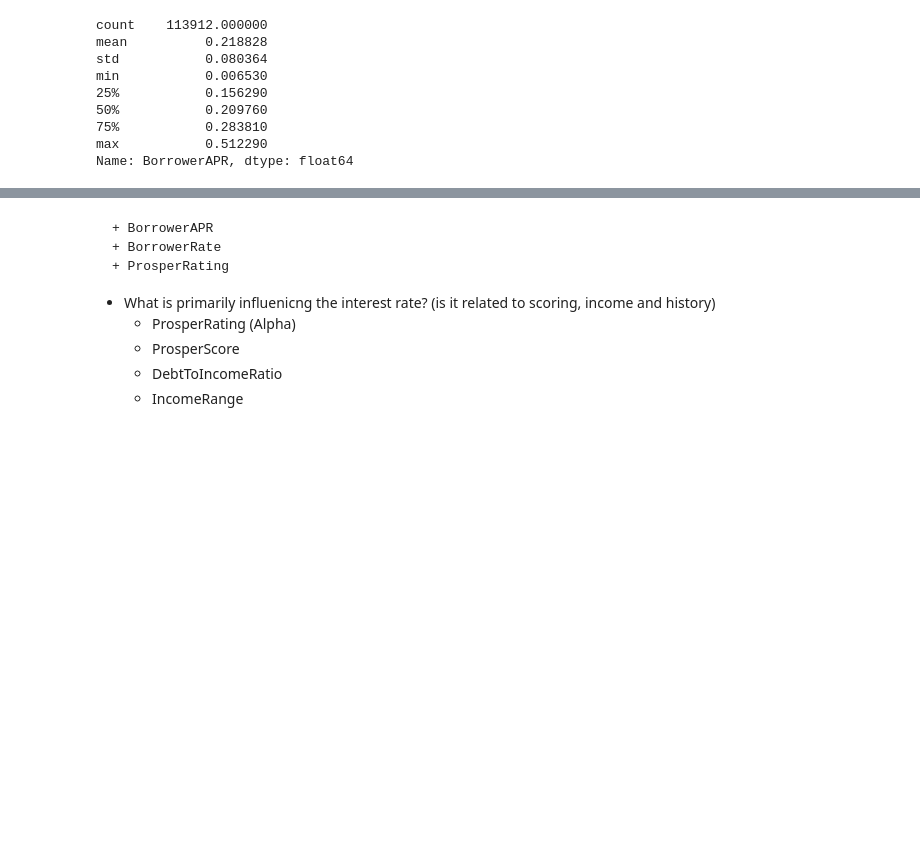
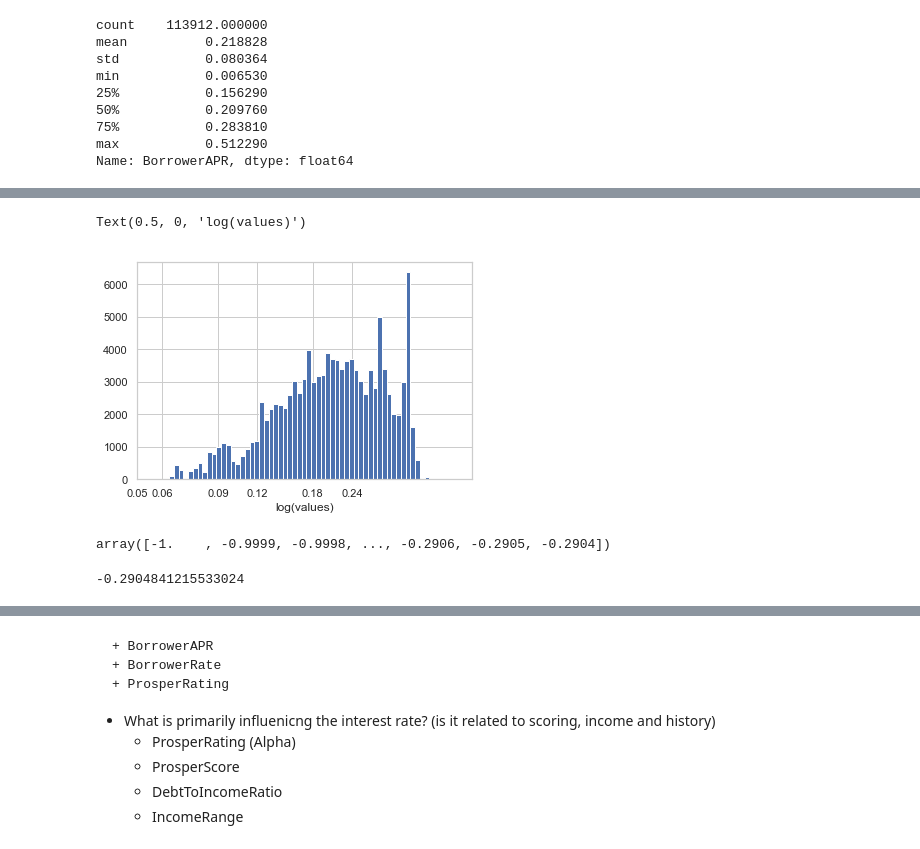
Before and after one commit to moosial/CommunicateDataFindings, a Jupyter notebook: exploration_Prosper_CA.ipynb, the cells around one changed output, grey strips where cells are left out. Drawn from its saved outputs; the diff is of its cells as text; code cells hidden in the pictures; blank space fills up the shorter version.

```diff
--- a/exploration_Prosper_CA.ipynb
+++ b/exploration_Prosper_CA.ipynb
@@ -530,0 +607,18 @@ plt.plot(x, y);
+# %%
+bin_edges = 10 ** np.arange(-1.2, np.log10(df.BorrowerAPR.max())+0.015, 0.015)
+plt.hist(df.BorrowerAPR, bins = bin_edges)
+plt.xscale('log')
+tick_locs = [0.05,0.06,0.09,0.12,0.18,0.24]
+plt.xticks(tick_locs, tick_locs)
+plt.xlabel('log(values)')
+# %% [output]
+Text(0.5, 0, 'log(values)')
+[figure, added]
+# %%
+np.arange(-1, np.log10(df.BorrowerAPR.max())+0.0001, 0.0001)
+# %% [output]
+array([-1.    , -0.9999, -0.9998, ..., -0.2906, -0.2905, -0.2904])
+# %%
+np.log10(df.BorrowerAPR.max())
+# %% [output]
+-0.2904841215533024
```
Also changed, not shown: parts of 18 cells of this notebook, 1 other file.
